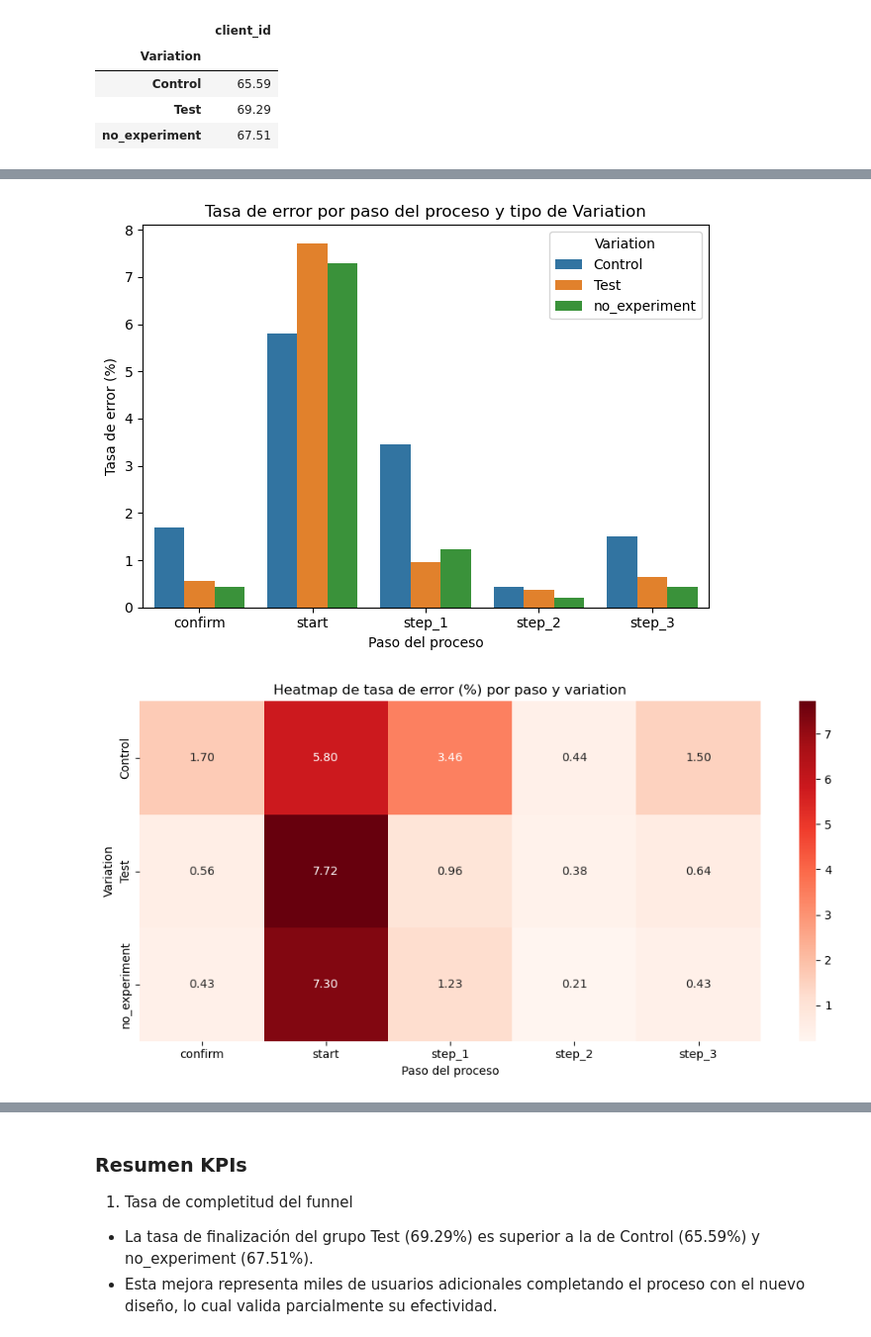
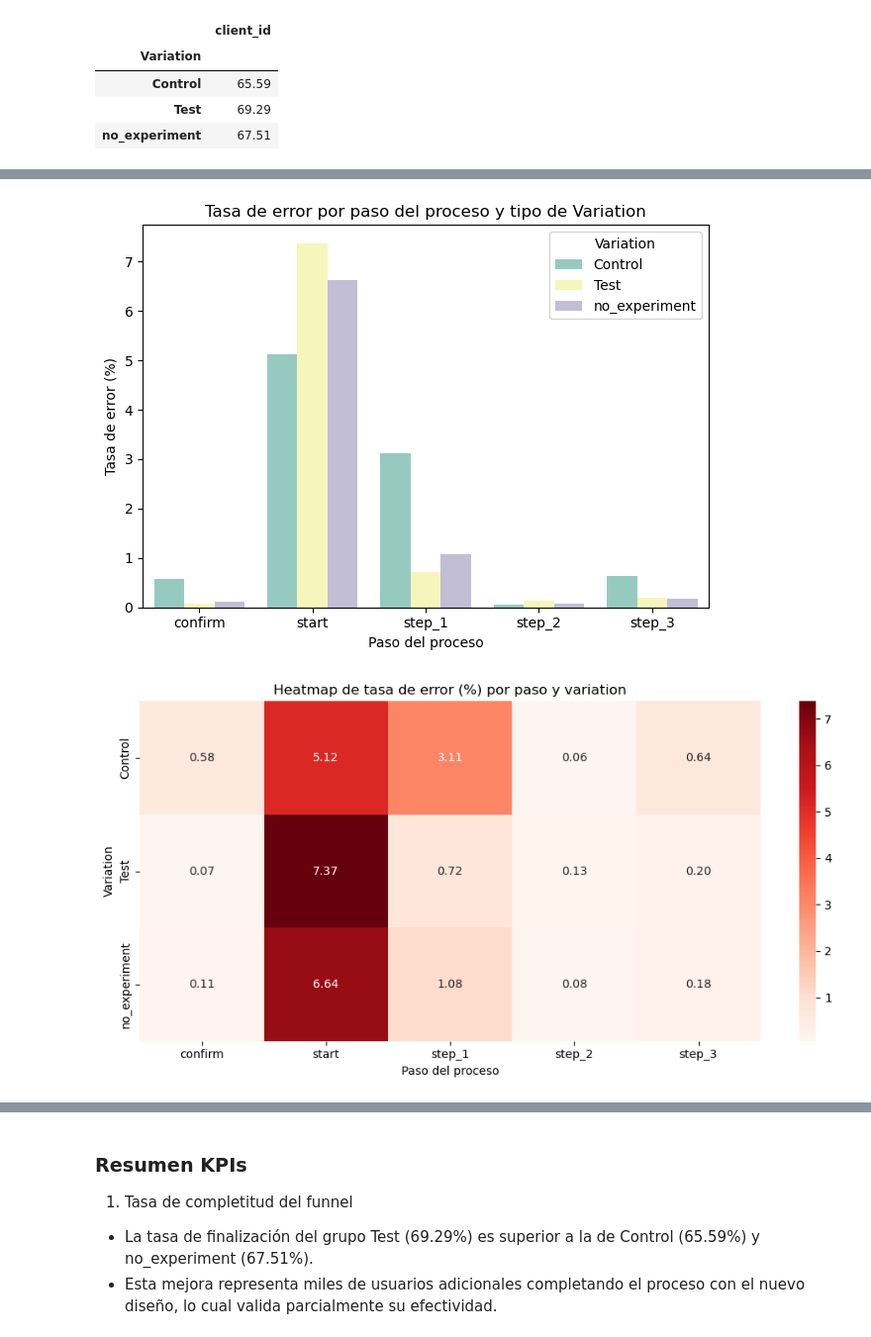
Before and after one commit to JimenezRoDA/vanguard-ab-test, a Jupyter notebook: notebooks/vanguard-ab-test.ipynb, the cells around one changed output, grey strips where cells are left out. Shown at 99% size. Saved outputs shown, nothing was run; the diff lists cells and outputs as text; code cells hidden in the pictures.

```diff
--- a/notebooks/vanguard-ab-test.ipynb
+++ b/notebooks/vanguard-ab-test.ipynb
@@ -403,5 +418,7 @@ df_web_v.head()
 | 2 | 169 | 201385055_71273495308 | 749567106_99161211863_557568 | step_2 | 2017-04-12 20:20:31 | NaN |
 | 3 | 169 | 201385055_71273495308 | 749567106_99161211863_557568 | step_1 | 2017-04-12 20:19:45 | NaN |
 | 4 | 169 | 201385055_71273495308 | 749567106_99161211863_557568 | start | 2017-04-12 20:19:36 | NaN |
+# %%
+df_web_v = df_web_v.drop_duplicates()
 # %%
 df_web_v['Variation'] = df_web_v['Variation'].fillna('no_experiment')
@@ -809,18 +792,17 @@ Passing `palette` without assigning `hue` is deprecated and will be removed in v
 # %%
-sns.barplot(data=df_tasa_error_variation, x='process_step', y='tasa_error_%', hue='Variation')
+sns.barplot(data=df_tasa_error_variation, x='process_step', y='tasa_error_%', hue='Variation', palette='Set3')
 
 plt.title('Tasa de error por paso del proceso y tipo de Variation')
 plt.ylabel('Tasa de error (%)')
 plt.xlabel('Paso del proceso')
 plt.legend(title='Variation')
 plt.tight_layout()
 plt.show()
 # %% [output]
-[figure, old version]
+[figure, new version]
 # %%
 df_heatmap = df_tasa_error_variation.pivot(index='Variation', columns='process_step', values='tasa_error_%')
 
-# Crear el heatmap
 plt.figure(figsize=(10, 5))
 sns.heatmap(df_heatmap, annot=True, fmt=".2f", cmap='Reds')
 
@@ -830,5 +812,5 @@ plt.xlabel('Paso del proceso')
 plt.tight_layout()
 plt.show()
 # %% [output]
-[figure, old version]
+[figure, new version]
 # %%
```
Also changed, not shown: parts of 136 cells of this notebook.
